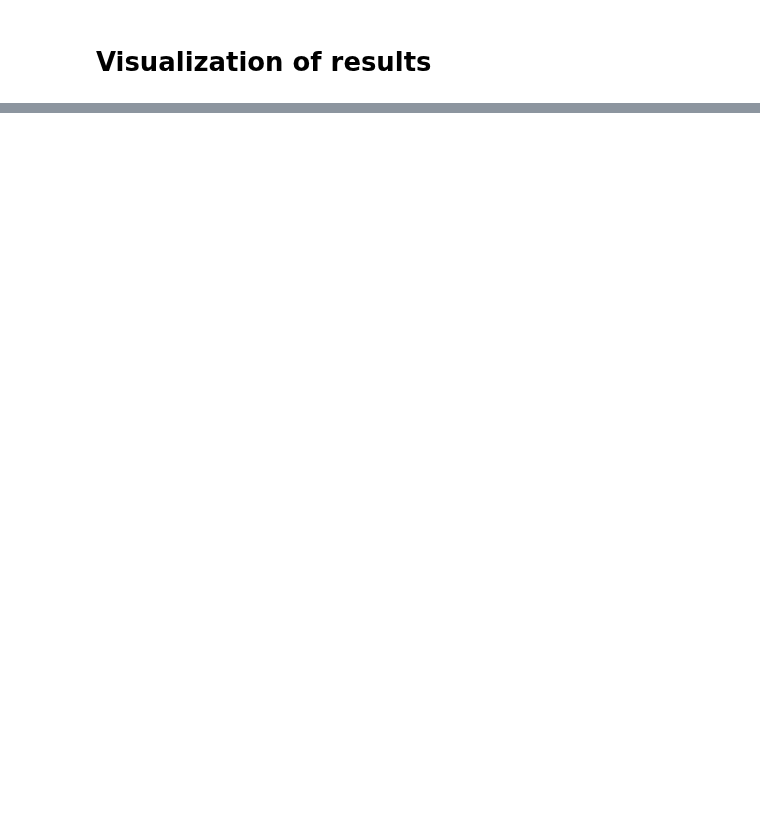
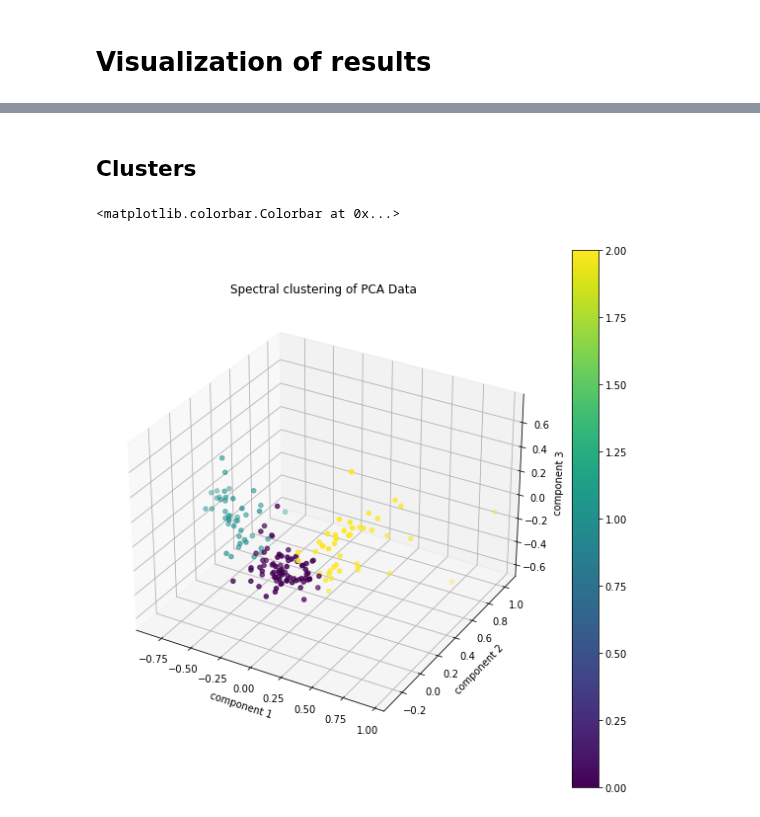
Before and after one commit to zheyanliu99/Unsupervised-Learning-on-Country-Data, a Jupyter notebook: analysis.ipynb, the cells around one changed output, grey strips where cells are left out. Cells and saved outputs as stored; diff of their text form; code cells hidden in the pictures; blank space fills up the shorter version.

```diff
--- a/analysis.ipynb
+++ b/analysis.ipynb
@@ -156,0 +162,8 @@ utils.internalValidation(scaled_df, labels_nn)
+# %%
+from sklearn.decomposition import PCA
+pca = PCA(n_components=3)
+components = pca.fit_transform(scaled_df)
+pca_data = pd.DataFrame(data=components,
+                        columns=['component 1', 'component 2', 'component 3'])
+spectral_model_nn = SpectralClustering(n_clusters = 3, affinity ='nearest_neighbors')
+labels_nn_pca = spectral_model_nn.fit_predict(pca_data)
@@ -158,0 +197,18 @@ utils.internalValidation(scaled_df, labels_nn)
+# %% [markdown]
+## Clusters
+# %%
+x = pca_data['component 1'].values
+y = pca_data['component 2'].values
+z = pca_data['component 3'].values
+
+fig = plt.figure(figsize=(10, 10))
+ax = plt.axes(projection='3d')
+fg = ax.scatter3D(x, y, z, c = labels_nn_pca, cmap = "viridis")
+plt.title("Spectral clustering of PCA Data")
+ax.set_xlabel('component 1')
+ax.set_ylabel('component 2')
+ax.set_zlabel('component 3')
+plt.colorbar(fg)
+# %% [output]
+<matplotlib.colorbar.Colorbar at 0x...>
+[figure, added]
```
Also changed, not shown: parts of 18 cells of this notebook.
